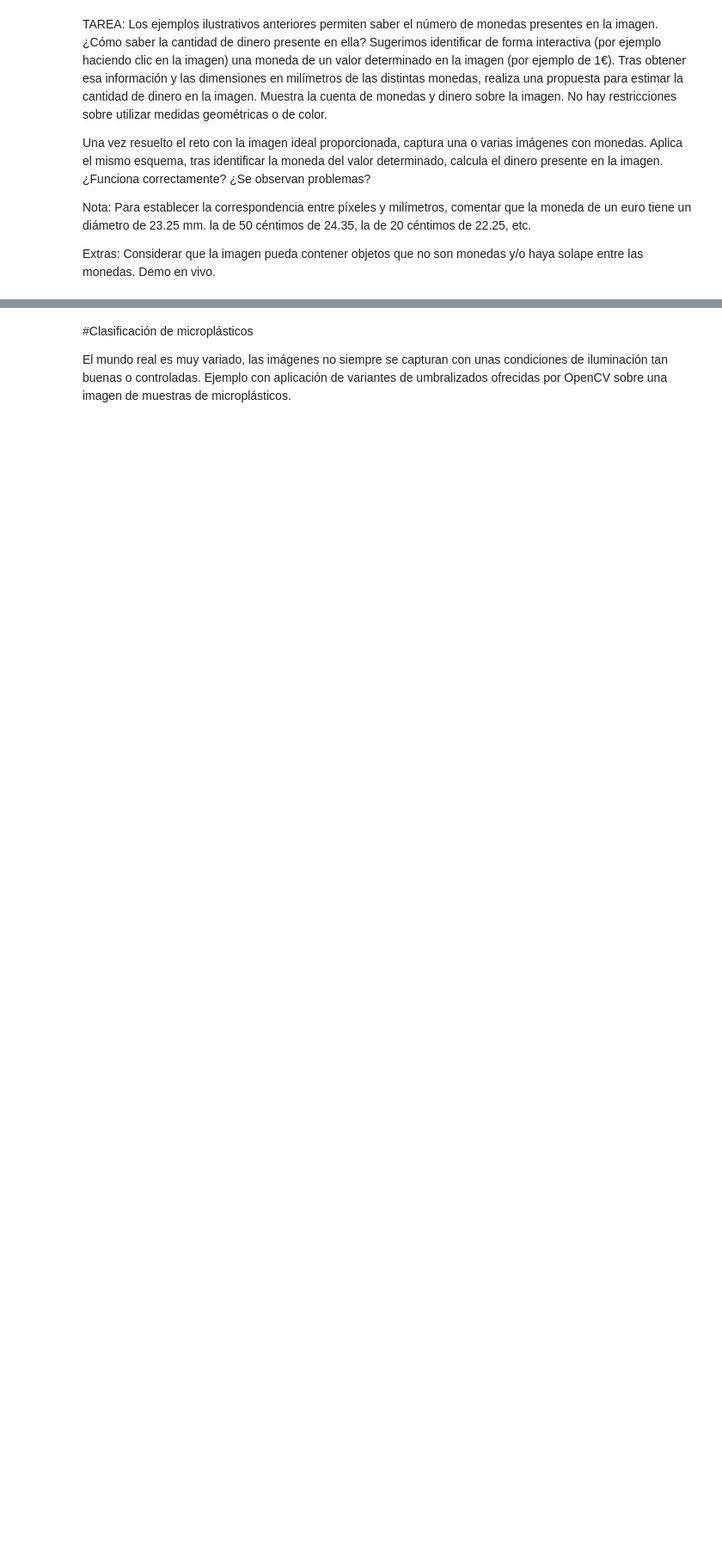
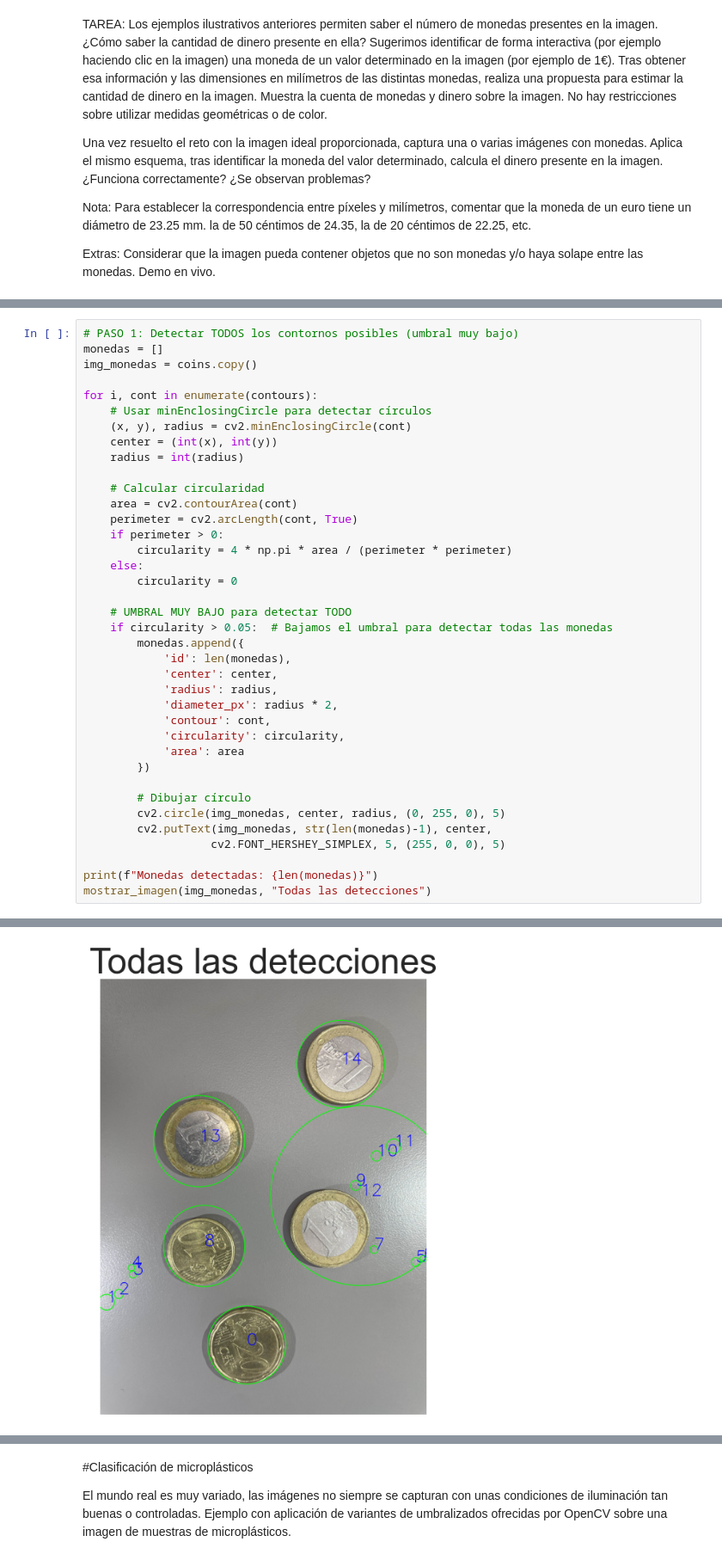
Before and after one commit to mohamedOharoun/VC_P3_42_25, a Jupyter notebook: VC_P3.ipynb, the cells around one changed output, grey strips where cells are left out. Shown at 86% size. Drawn from its saved outputs; the diff is of its cells as text; blank space fills up the shorter version.

Commit message:
feat: coins detection of original image

```diff
--- a/VC_P3.ipynb
+++ b/VC_P3.ipynb
@@ -331,0 +337,39 @@ cv2.destroyAllWindows()
+# %%
+# PASO 1: Detectar TODOS los contornos posibles (umbral muy bajo)
+monedas = []
+img_monedas = coins.copy()
+
+for i, cont in enumerate(contours):
+    # Usar minEnclosingCircle para detectar círculos
+    (x, y), radius = cv2.minEnclosingCircle(cont)
+    center = (int(x), int(y))
+    radius = int(radius)
+
+    # Calcular circularidad
+    area = cv2.contourArea(cont)
+    perimeter = cv2.arcLength(cont, True)
+    if perimeter > 0:
+        circularity = 4 * np.pi * area / (perimeter * perimeter)
+    else:
+        circularity = 0
+
+    # UMBRAL MUY BAJO para detectar TODO
+    if circularity > 0.05:  # Bajamos el umbral para detectar todas las monedas
+        monedas.append({
+            'id': len(monedas),
+            'center': center,
+            'radius': radius,
+            'diameter_px': radius * 2,
+            'contour': cont,
+            'circularity': circularity,
+            'area': area
+        })
+
+        # Dibujar círculo
+        cv2.circle(img_monedas, center, radius, (0, 255, 0), 5)
+        cv2.putText(img_monedas, str(len(monedas)-1), center,
+                   cv2.FONT_HERSHEY_SIMPLEX, 5, (255, 0, 0), 5)
+
+print(f"Monedas detectadas: {len(monedas)}")
+mostrar_imagen(img_monedas, "Todas las detecciones")
+# %% [output]
@@ -331,0 +377 @@ cv2.destroyAllWindows()
+[figure, added]
```
Also changed, not shown: parts of 14 cells of this notebook, 3 other files.
